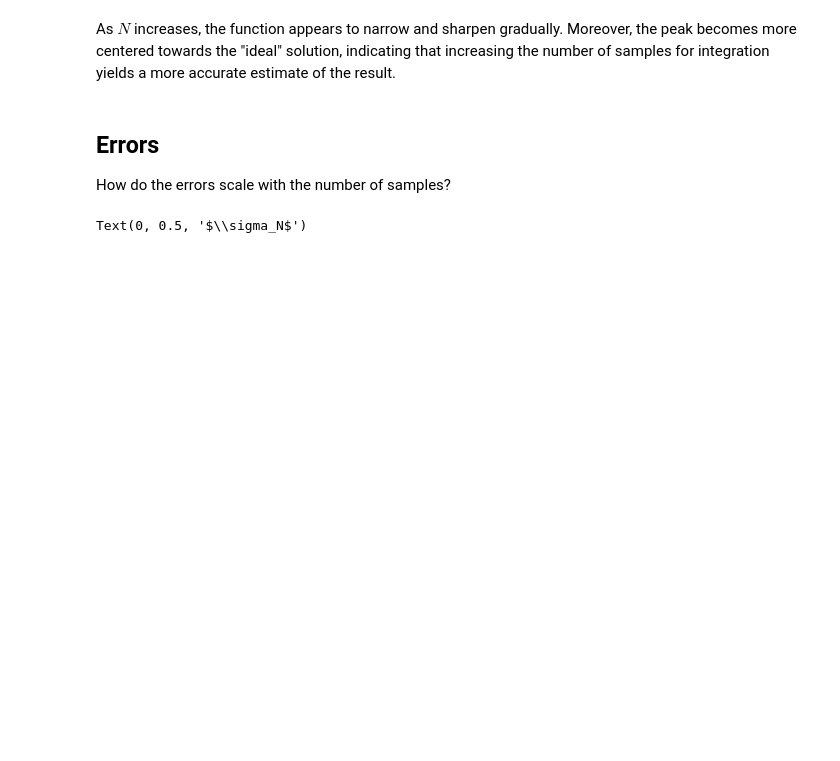
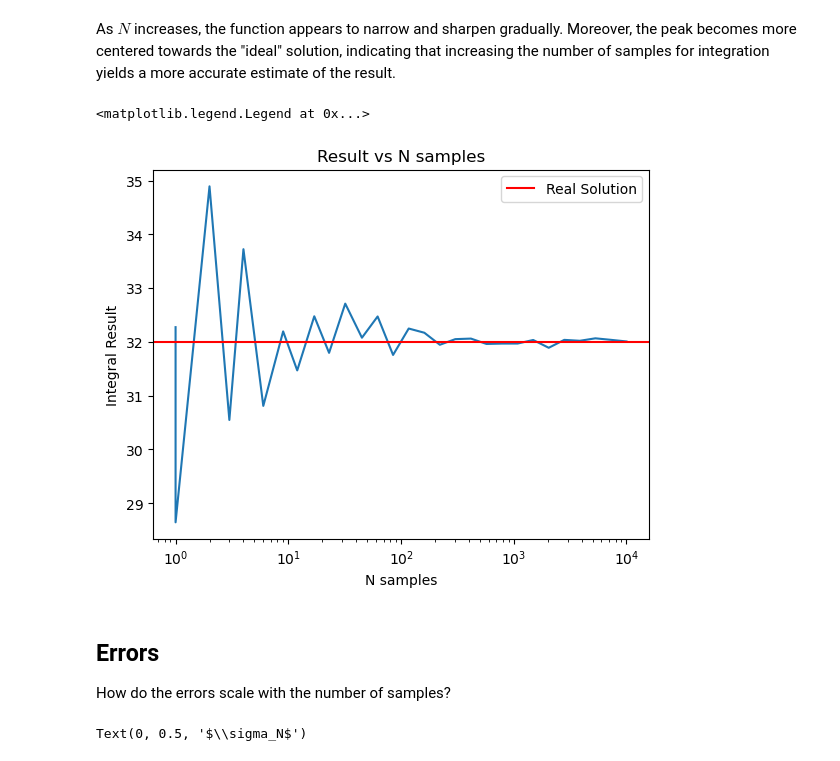
Before and after one commit to SimoneArienti/astrostatistics_bicocca_2024, a Jupyter notebook: working/Ex 03 Gaussian Integral.ipynb, the cells around one changed output. Cells and saved outputs as stored; diff of their text form; code cells hidden in the pictures; blank space fills up the shorter version.

```diff
--- a/working/Ex 03 Gaussian Integral.ipynb
+++ b/working/Ex 03 Gaussian Integral.ipynb
@@ -110,3 +112,24 @@ As $N$ increases, the function appears to narrow and sharpen gradually. Moreover
+# %%
+number_of_samples = np.logspace(0, 4, 30).astype(int)
+risultati = np.zeros(len(number_of_samples))
+
+for j in tqdm(range(len(number_of_samples))):
+    current_res = []
+    for i in range(n):
+        current_res.append(MonteCarlo(sigma, number_of_samples[j]))
+
+    risultati[j] = np.mean(current_res)
+# %%
+plt.plot(number_of_samples, risultati)
+plt.axhline(y=real_solution, color='red', label='Real Solution')
+plt.xlabel('N samples')
+plt.ylabel('Integral Result')
+plt.title('Result vs N samples')
+plt.xscale('log')
+plt.legend()
+# %% [output]
+<matplotlib.legend.Legend at 0x...>
+[figure, added]
 # %% [markdown]
 ## Errors
 How do the errors scale with the number of samples?
```
Also changed, not shown: parts of 8 cells of this notebook.
